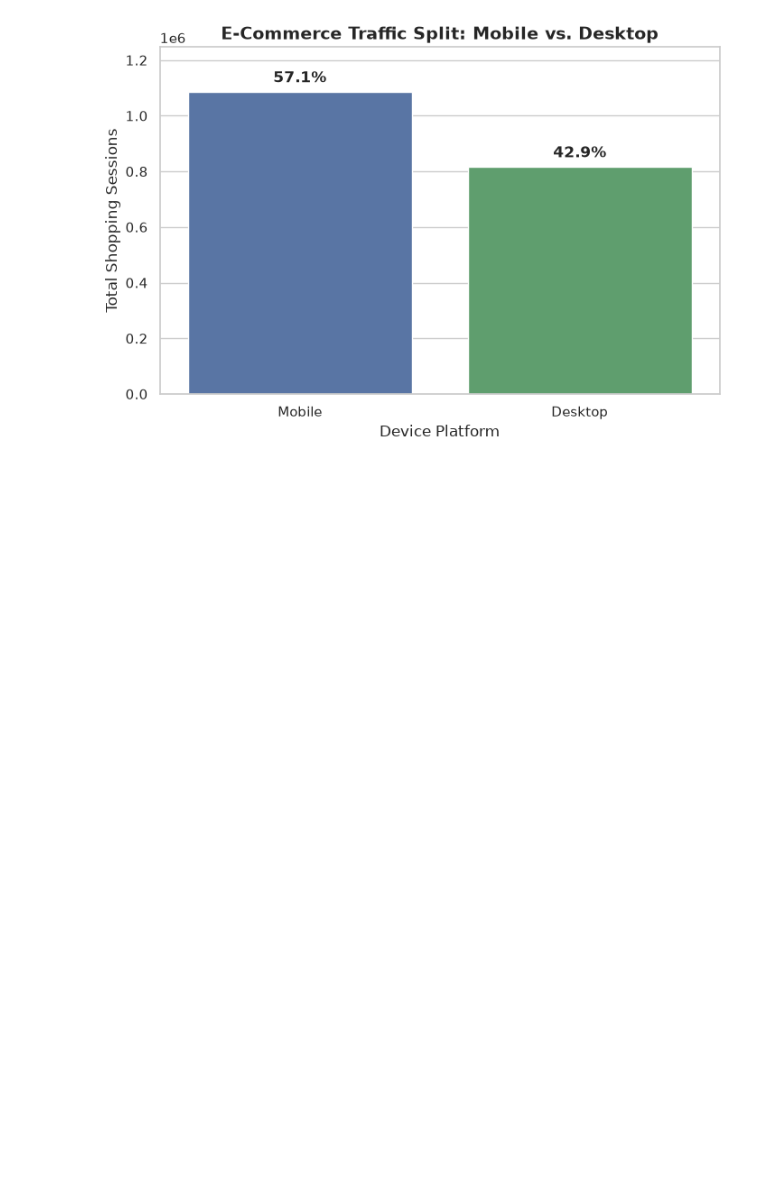
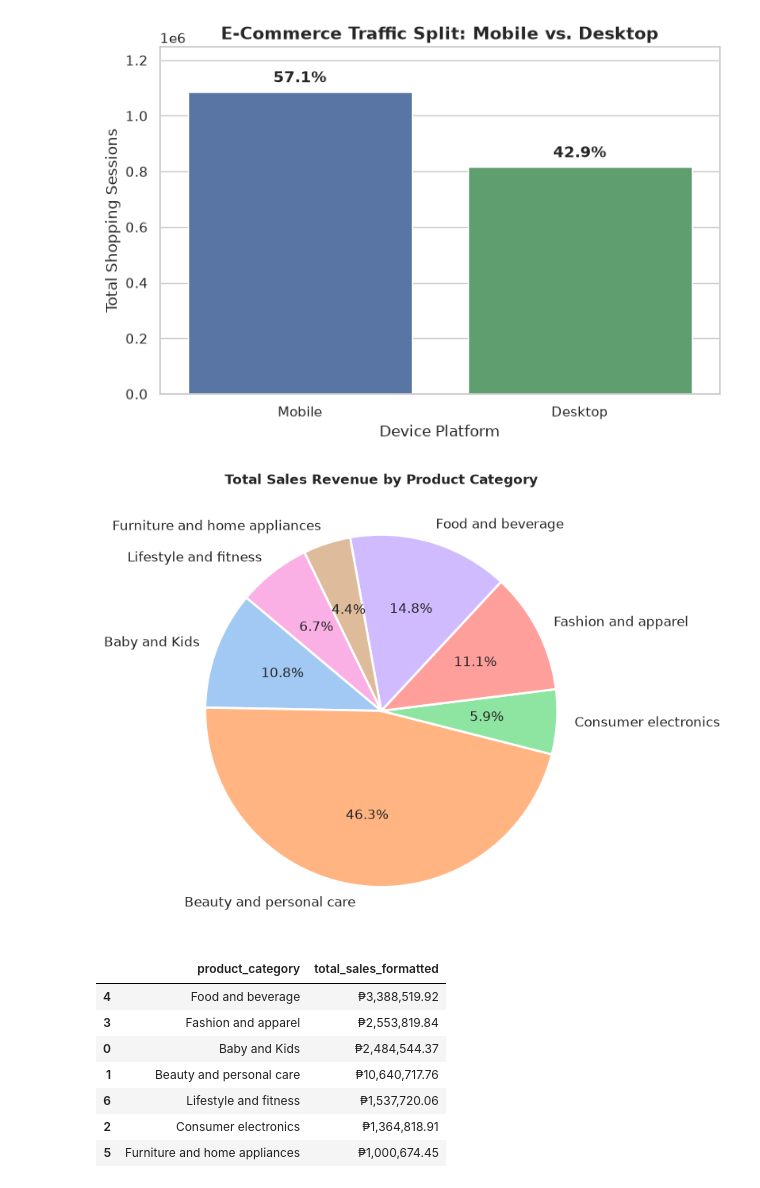
Before and after one commit to ruicchi/ph-ecommerce-data-simulator, a Jupyter notebook: exploratory_data_analysis.ipynb, the cells around one changed output. Drawn from its saved outputs; the diff is of its cells as text; code cells hidden in the pictures; blank space fills up the shorter version.

```diff
--- a/exploratory_data_analysis.ipynb
+++ b/exploratory_data_analysis.ipynb
@@ -130,3 +130,38 @@ plt.ylim(0, device_traffic['session_count'].max() * 1.15)
 plt.show()
 # %% [output]
 [figure]
+# %%
+df_order_items['total_sales'] = df_order_items['item_price'] * df_order_items['quantity']
+
+category_sales = df_order_items.groupby('product_category')['total_sales'].sum().reset_index()
+
+plt.figure(figsize=(8, 8))
+colors = sns.color_palette("pastel")[0:len(category_sales)]
+
+plt.pie(
+    category_sales['total_sales'],
+    labels=category_sales['product_category'],
+    autopct='%1.1f%%',
+    startangle=140,
+    colors=colors,
+    wedgeprops={'edgecolor': 'white', 'linewidth': 2},
+    textprops={'fontsize': 12, 'fontweight': 'medium'}
+)
+
+plt.title("Total Sales Revenue by Product Category", fontsize=12, fontweight='bold')
+plt.tight_layout()
+plt.show()
+
+# 5. Optional: Display the raw revenue numbers in a neat table below the chart
+category_sales['total_sales_formatted'] = category_sales['total_sales'].apply(lambda x: f"₱{x:,.2f}")
+display(category_sales[['product_category', 'total_sales_formatted']].sort_values(by='total_sales_formatted', ascending=False))
+# %% [output]
+[figure, added]
+|  | product_category | total_sales_formatted |
+| 4 | Food and beverage | ₱3,388,519.92 |
+| 3 | Fashion and apparel | ₱2,553,819.84 |
+| 0 | Baby and Kids | ₱2,484,544.37 |
+| 1 | Beauty and personal care | ₱10,640,717.76 |
+| 6 | Lifestyle and fitness | ₱1,537,720.06 |
+| 2 | Consumer electronics | ₱1,364,818.91 |
+| 5 | Furniture and home appliances | ₱1,000,674.45 |
```
Also changed, not shown: 3 other files.
